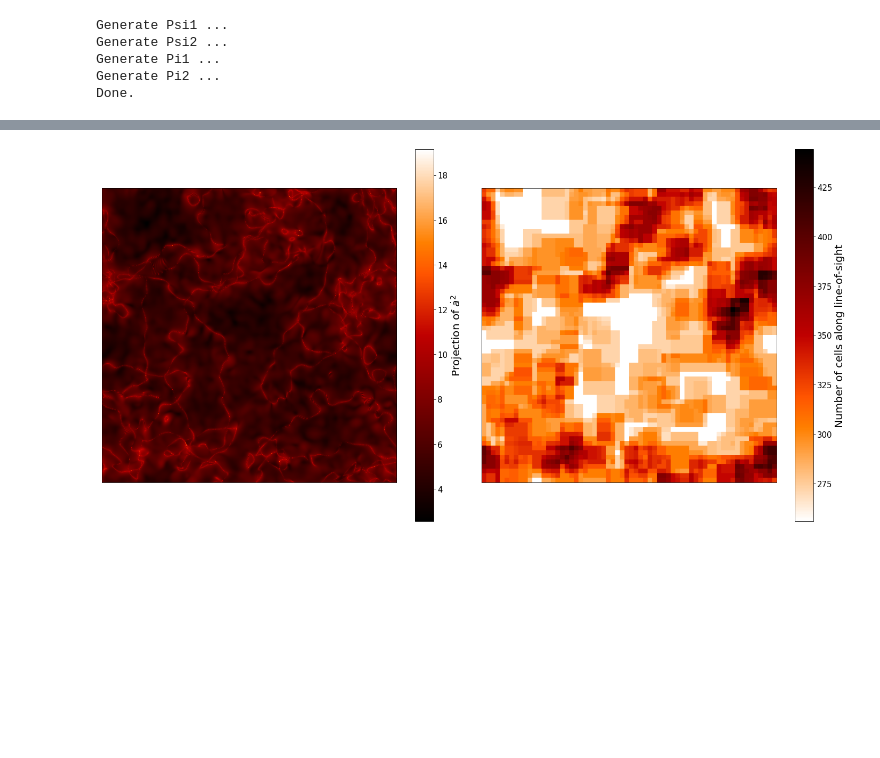
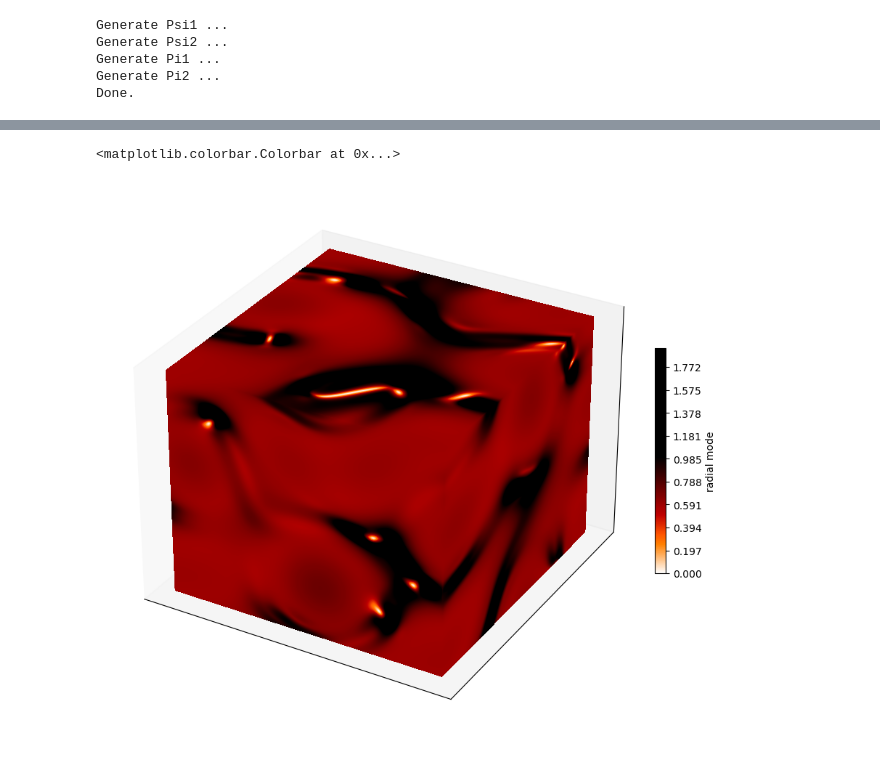
Before and after one commit to MSABuschmann/sledgehamr, a Jupyter notebook: notebooks/MinimalExample.ipynb, the cells around one changed output, grey strips where cells are left out. Drawn from its saved outputs; the diff is of its cells as text; code cells hidden in the pictures; blank space fills up the shorter version.

```diff
--- a/notebooks/MinimalExample.ipynb
+++ b/notebooks/MinimalExample.ipynb
@@ -183,13 +89,9 @@ strings.PlotAxionAndRadialModeSlice(axion, radial_mode)
 # %%
-# Id of coarse box to be plotted
-i = 4
+i = 2
 
 # Read coarse box and grab a slice.
-coarse_box = out.GetCoarseBox(i, ['Psi1', 'Psi2'])
+coarse_box = output.GetCoarseBox(i, ['Psi1', 'Psi2'])
 t = coarse_box['t']
 print('t='+str(t))
 
-axion = np.arctan2(coarse_box['Psi2'][:,:,0], coarse_box['Psi1'][:,:,0])
-radial_mode = np.sqrt(coarse_box['Psi1'][:,:,0]**2 + coarse_box['Psi2'][:,:,0]**2)
-
-strings.PlotAxionAndRadialModeSlice(axion, radial_mode)
+radial_mode_sq = coarse_box['Psi1']**2 + coarse_box['Psi2']**2
@@ -294,28 +99,0 @@ plt.tight_layout()
-# %%
-# Id of projection to be plotted.
-i = 1700
-# Read a slice along the x-axis.
-projection   = out.GetProjection(i, ['a_prime2'])
-projection_n = out.GetProjectionN(i, ['a_prime2'])
-#t = slices['t']
-
-# Plot.
-fig, ax = plt.subplots(figsize=(20,10), ncols=2)
-
-im = ax[0].imshow(np.log(projection['a_prime2']), cmap='gist_heat')
-cb = fig.colorbar(im, ax=ax[0])
-cb.ax.tick_params(labelsize=15)
-cb.set_label(label=r'Projection of $\dot{a}^2$',fontsize=20)
-ax[0].set_xticks([])
-ax[0].set_yticks([])
-
-im = ax[1].imshow(projection_n['a_prime2'], cmap='gist_heat_r')
-cb = fig.colorbar(im, ax=ax[1])
-cb.ax.tick_params(labelsize=15)
-cb.set_label(label=r'Number of cells along line-of-sight',fontsize=20)
-ax[1].set_xticks([])
-ax[1].set_yticks([])
-
-plt.tight_layout()
-# %% [output]
-[figure, removed]
@@ -344,0 +100,40 @@ spectrum
+# %%
+# Define dimensions
+Nx, Ny, Nz = 256, 256, 256
+X, Y, Z = np.meshgrid(np.arange(Nx), np.arange(Ny), -np.arange(Nz))
+
+data = radial_mode_sq
+
+kw = {
+    'vmin': data.min(),
+    'vmax': 1,#data.max(),
+    'levels': np.linspace(data.min(), data.max(), 512),
+    'cmap': 'gist_heat_r'
+}
+
+# Create a figure with 3D ax
+fig = plt.figure(figsize=(10, 12))
+ax = fig.add_subplot(111, projection='3d')
+
+# Plot contour surfaces
+_ = ax.contourf(
+    X[:, :, 0], Y[:, :, 0], data[:, :, 0],
+    zdir='z', offset=0, **kw
+)
+_ = ax.contourf(
+    X[0, :, :], data[0, :, :], Z[0, :, :],
+    zdir='y', offset=0, **kw
+)
+C = ax.contourf(
+    data[:, -1, :], Y[:, -1, :], Z[:, -1, :],
+    zdir='x', offset=X.max(), **kw
+)
+
+ax.set_xticks([])
+ax.set_yticks([])
+ax.set_zticks([])
+
+fig.colorbar(C, ax=ax, fraction=0.02, pad=0.01, label='radial mode')
+# %% [output]
+<matplotlib.colorbar.Colorbar at 0x...>
+[figure, added]
```
Also changed, not shown: parts of 27 cells of this notebook.
